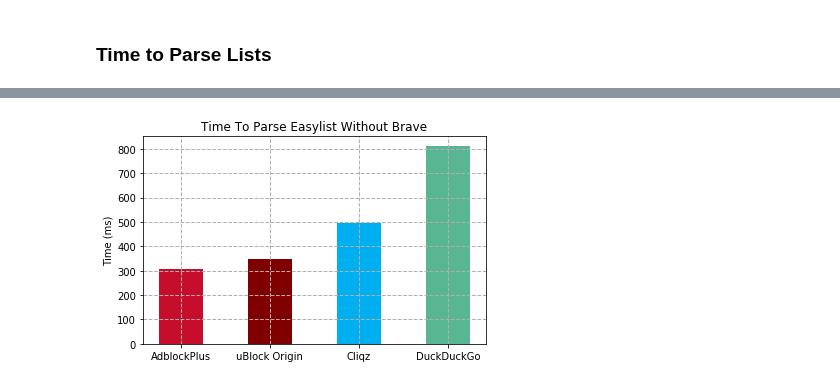
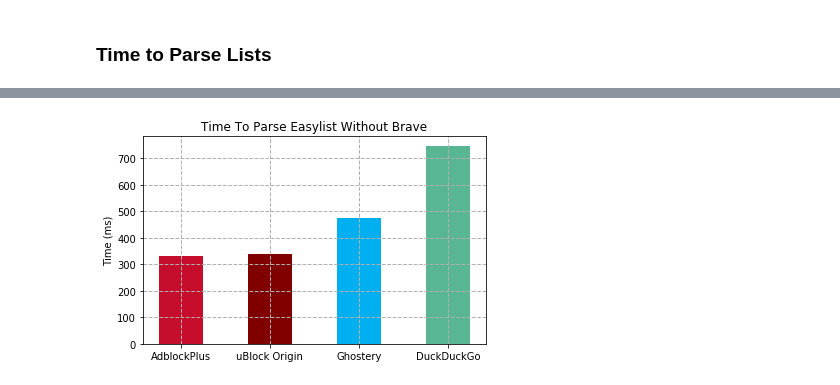
Before and after one commit to ghostery/adblocker, a Jupyter notebook: bench/comparison/comparing_adblockers.ipynb, the cells around one changed output, grey strips where cells are left out. Saved outputs shown, nothing was run; the diff lists cells and outputs as text; code cells hidden in the pictures.

```diff
--- a/bench/comparison/comparing_adblockers.ipynb
+++ b/bench/comparison/comparing_adblockers.ipynb
@@ -65,11 +65,11 @@ class Adblocker:
 
         return cdf_attrs(cdf=_cdf, bin_edges=bin_edges)
 # %%
-brave  = Adblocker(filename='data/brave_timings.json', color='#ff5500', label='Brave')
-cliqz  = Adblocker(filename='data/cliqz_timings.json', color='#00aff0', label='Cliqz')
-ublock = Adblocker(filename='data/ublock_timings.json', color='#800000', label='uBlock Origin')
-duck   = Adblocker(filename='data/duckduckgo_timings.json', color='#58b792', label='DuckDuckGo')
-abp    = Adblocker(filename='data/adblockplus_timings.json', color='#c70d2c', label='AdblockPlus')
+brave    = Adblocker(filename='data/brave_timings.json', color='#ff5500', label='Brave')
+ghostery = Adblocker(filename='data/ghostery_timings.json', color='#00aff0', label='Ghostery')
+ublock   = Adblocker(filename='data/ublock_timings.json', color='#800000', label='uBlock Origin')
+duck     = Adblocker(filename='data/duckduckgo_timings.json', color='#58b792', label='DuckDuckGo')
+abp      = Adblocker(filename='data/adblockplus_timings.json', color='#c70d2c', label='AdblockPlus')
 # %%
 def compare(*args, attr='match', log_x=False, log_y=False, xlim=None, save=True):
     fig, ax = plt.subplots()
@@ -349,15 +351,15 @@ barplot(
 # %%
 time2parse_medians = pd.DataFrame({
-    'adblocker': ['AdblockPlus', 'uBlock Origin', 'Cliqz', 'DuckDuckGo'],
-    'Time to parse Easylist Without Brave': [abp.parsingTime, ublock.parsingTime, cliqz.parsingTime, duck.parsingTime]
+    'adblocker': [abp.label, ublock.label, ghostery.label, duck.label],
+    'Time to parse Easylist Without Brave': [abp.parsingTime, ublock.parsingTime, ghostery.parsingTime, duck.parsingTime]
 })
 
 barplot(
     time2parse_medians,
     'Time to parse Easylist Without Brave',
     ylabel="Time (ms)",
-    color=[abp.color, ublock.color, cliqz.color, duck.color],
+    color=[abp.color, ublock.color, ghostery.color, duck.color],
     save=True
 )
 # %% [output]
-[figure, old version]
+[figure, new version]
```
Also changed, not shown: parts of 33 cells of this notebook, 31 other files.
